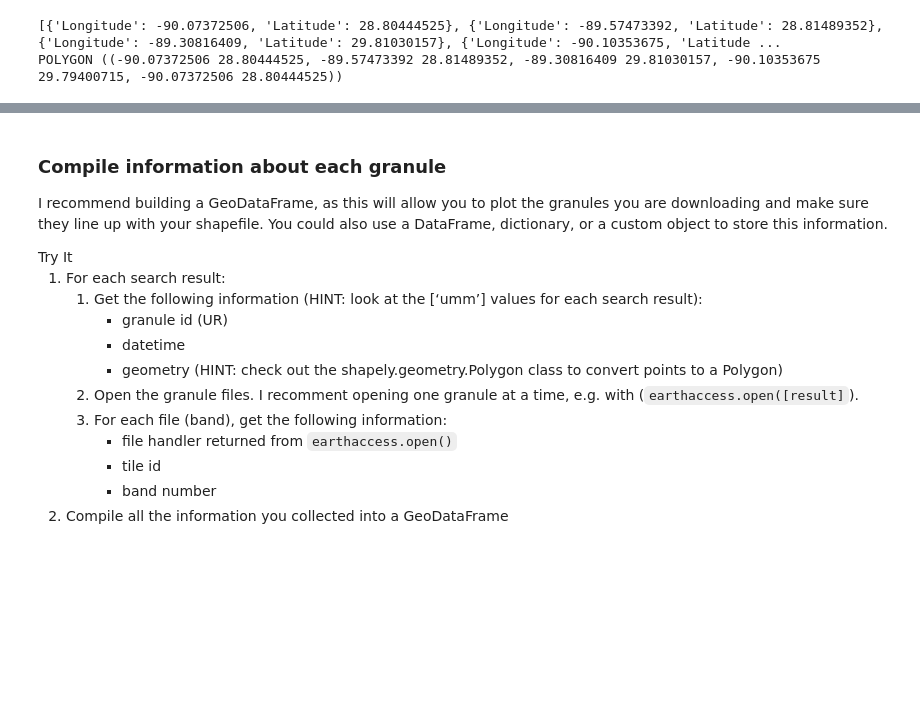
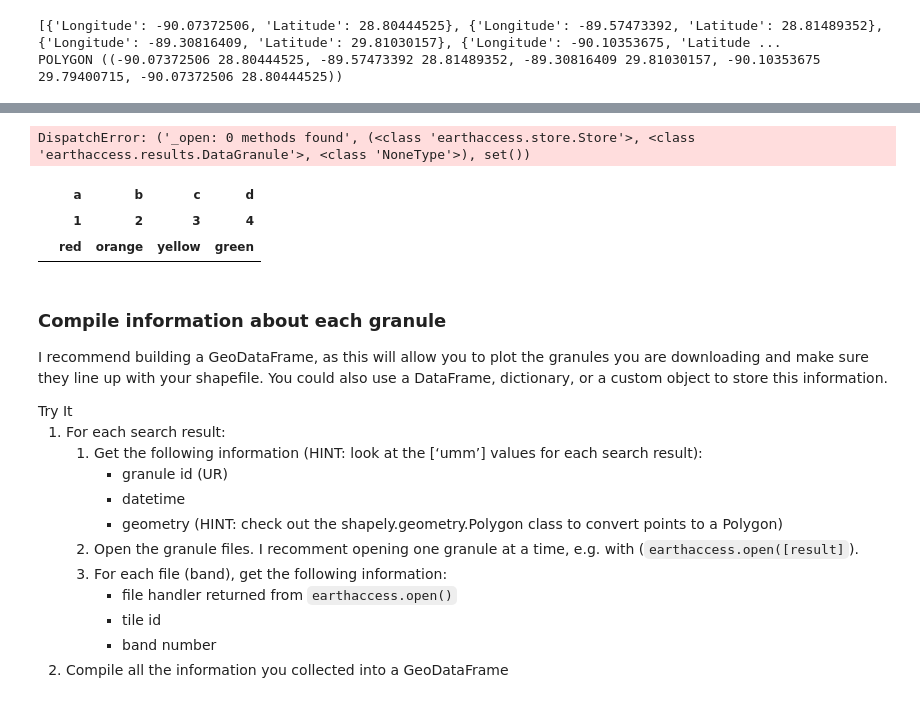
Before and after one commit to earthlab-education/clustering-hanried, a Jupyter notebook: clustering.ipynb, the cells around one changed output, grey strips where cells are left out. Drawn from its saved outputs; the diff is of its cells as text; code cells hidden in the pictures; blank space fills up the shorter version.

```diff
--- a/clustering.ipynb
+++ b/clustering.ipynb
@@ -483,3 +575,35 @@ list
+# %%
+# get tile ids and band numbers for the granule
+# Compile a regular expression to search for metadata
+# the r indicates this is a raw string and highlights all escaped characters (the dots), limits our need to escape special characters
+def get_earthaccess_links(results):
+    uri_re = re.compile(
+        r"HLS\.L30\.(?P<tile_id>T[0-9A-Z]+)\.(?P<date>\d+)T\d+\.v2\.0\."
+        r"(?P<band_id>.+)\.tif"
+)
+## open each file in wbd_hls_results
+for row in tqdm(wbd_hls_results):
+    files = earthaccess.open(row)
+
+    # for opened_granule in files:
+    #     #this yields a dictionary with the tile id, date, and band id
+    #     get_earthacces_links.search(opened_granule.full_name)
+# %% [output]
+DispatchError: ('_open: 0 methods found', (<class 'earthaccess.store.Store'>, <class 'earthaccess.results.DataGranule'>, <class 'NoneType'>), set())
+# %%
+# Create geodataframe to store granule info
+list1 = ['a', 'b', 'c', 'd']
+list2 = [1, 2, 3, 4]
+list3 = ['red', 'orange', 'yellow', 'green']
+
+test_gdf = pd.DataFrame(
+    columns=[list1, list2, list3]
+    )
+test_gdf
+# %% [output]
+|  | a | b | c | d |
+|  | 1 | 2 | 3 | 4 |
+|  | red | orange | yellow | green |
 # %% [markdown]
 ### Compile information about each granule
 
```
Also changed, not shown: parts of 7 cells of this notebook.
